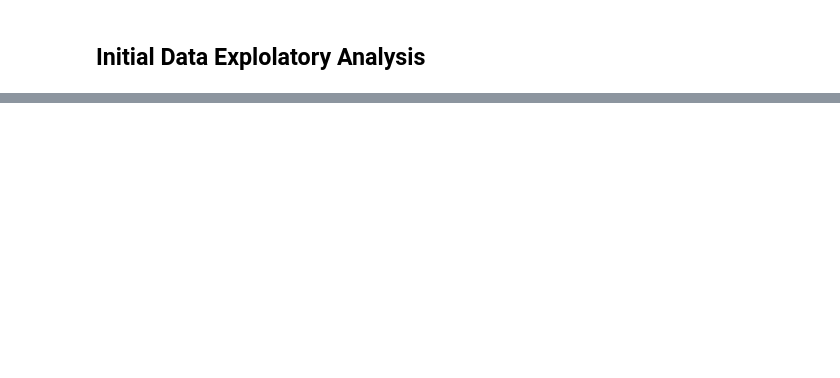
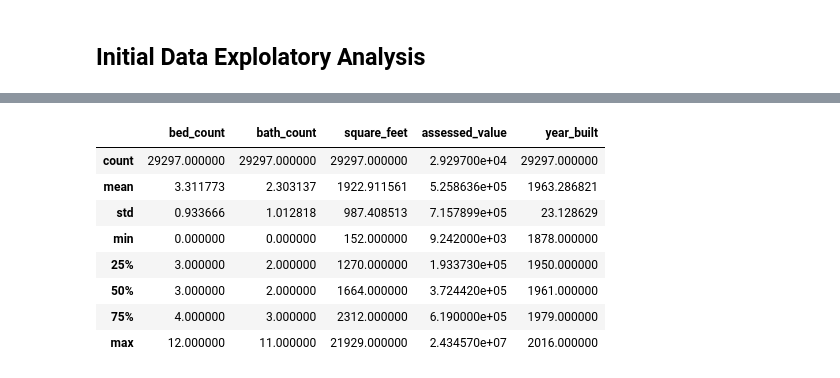
Before and after one commit to stephenkipkurui/regression-project, a Jupyter notebook: zillow_workspace.ipynb, the cells around one changed output, grey strips where cells are left out. Drawn from its saved outputs; the diff is of its cells as text; code cells hidden in the pictures; blank space fills up the shorter version.

```diff
--- a/zillow_workspace.ipynb
+++ b/zillow_workspace.ipynb
@@ -49,0 +43,14 @@ Status: Acquiring data from cached csv file..
+# %%
+# Describe the data
+
+train.describe()
+# %% [output]
+|  | bed_count | bath_count | square_feet | assessed_value | year_built |
+| count | 29297.000000 | 29297.000000 | 29297.000000 | 2.929700e+04 | 29297.000000 |
+| mean | 3.311773 | 2.303137 | 1922.911561 | 5.258636e+05 | 1963.286821 |
+| std | 0.933666 | 1.012818 | 987.408513 | 7.157899e+05 | 23.128629 |
+| min | 0.000000 | 0.000000 | 152.000000 | 9.242000e+03 | 1878.000000 |
+| 25% | 3.000000 | 2.000000 | 1270.000000 | 1.933730e+05 | 1950.000000 |
+| 50% | 3.000000 | 2.000000 | 1664.000000 | 3.724420e+05 | 1961.000000 |
+| 75% | 4.000000 | 3.000000 | 2312.000000 | 6.190000e+05 | 1979.000000 |
+| max | 12.000000 | 11.000000 | 21929.000000 | 2.434570e+07 | 2016.000000 |
```
Also changed, not shown: parts of 21 cells of this notebook.
